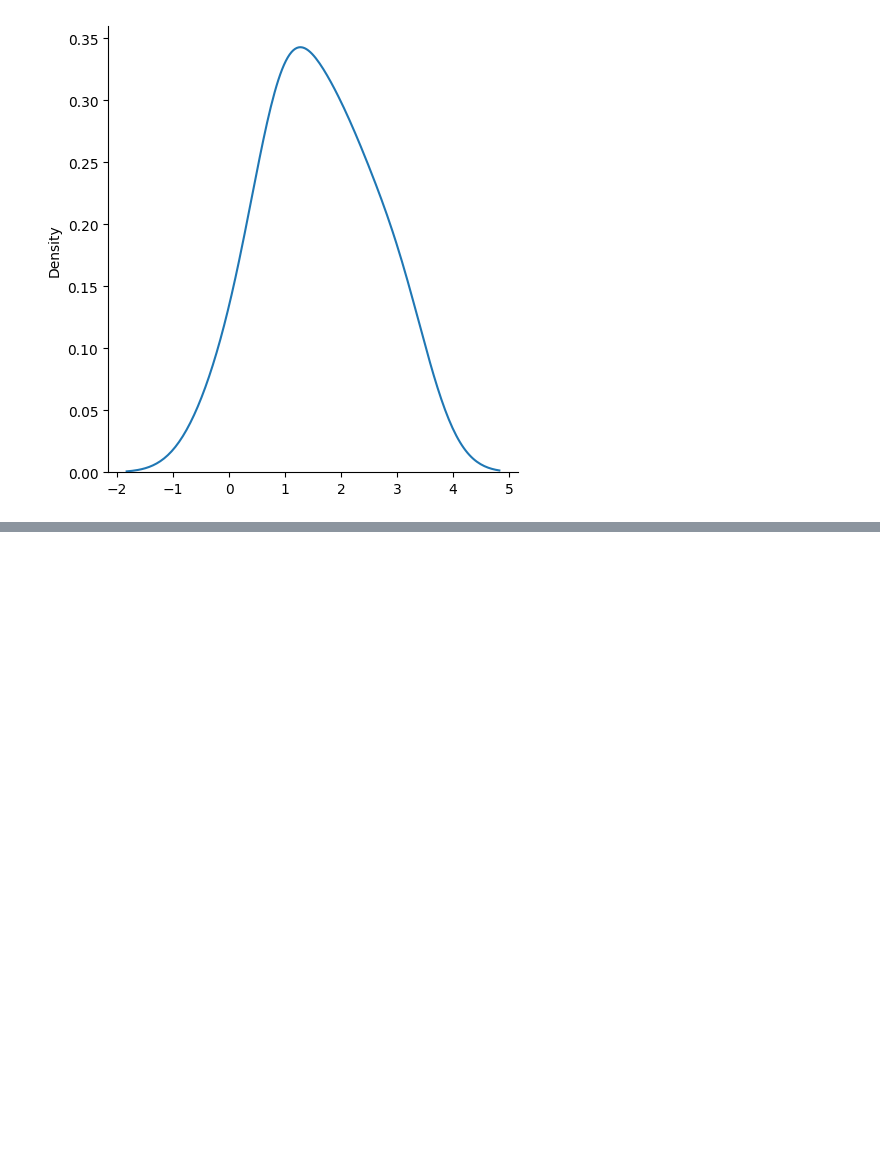
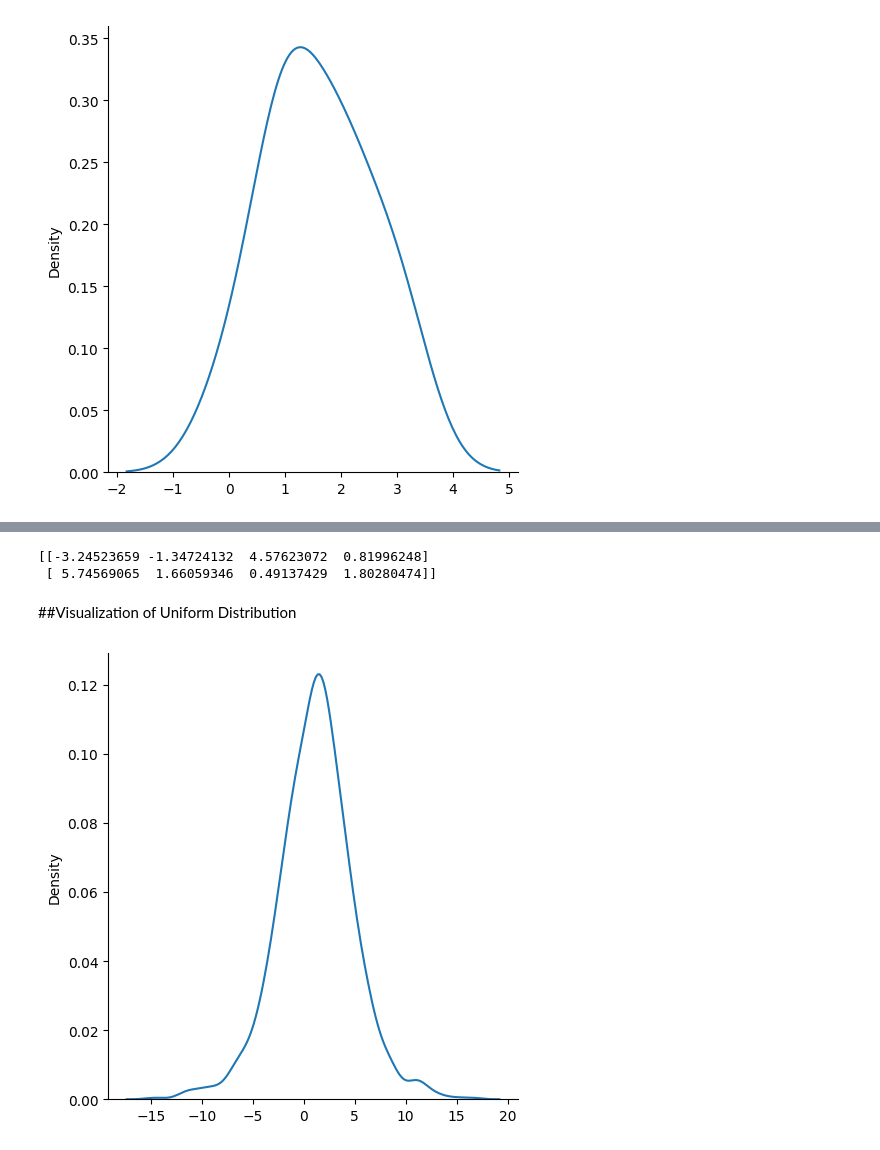
Before and after one commit to darshank26/Learn-NumPy, a Jupyter notebook: Learn_NumPy.ipynb, the cells around one changed output, grey strips where cells are left out. Saved outputs shown, nothing was run; the diff lists cells and outputs as text; code cells hidden in the pictures; blank space fills up the shorter version.

```diff
--- a/Learn_NumPy.ipynb
+++ b/Learn_NumPy.ipynb
@@ -1195,0 +1269,21 @@ plt.show()
+# %%
+from numpy import random
+
+value = random.logistic(loc=1, scale=2, size=(2, 4))
+
+print(value)
+# %% [output]
+[[-3.24523659 -1.34724132  4.57623072  0.81996248]
+ [ 5.74569065  1.66059346  0.49137429  1.80280474]]
+# %% [markdown]
+##Visualization of Uniform Distribution
+# %%
+import matplotlib.pyplot as plt
+import seaborn as sns
+
+
+sns.displot(random.logistic(loc=1, scale=2, size=1000), kind="kde")
+
+plt.show()
+# %% [output]
+[figure, added]
```
Also changed, not shown: parts of 9 cells of this notebook.
